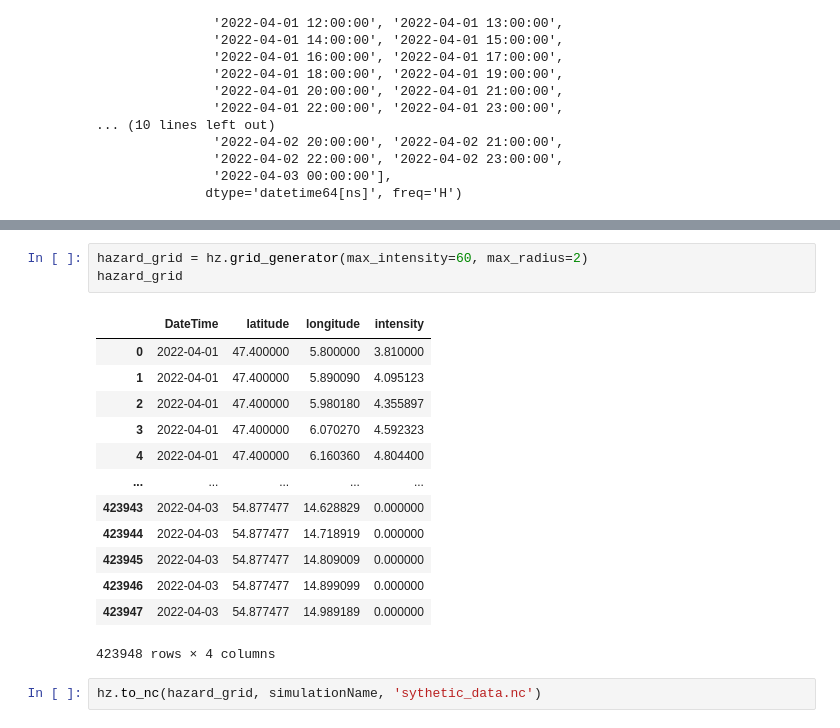
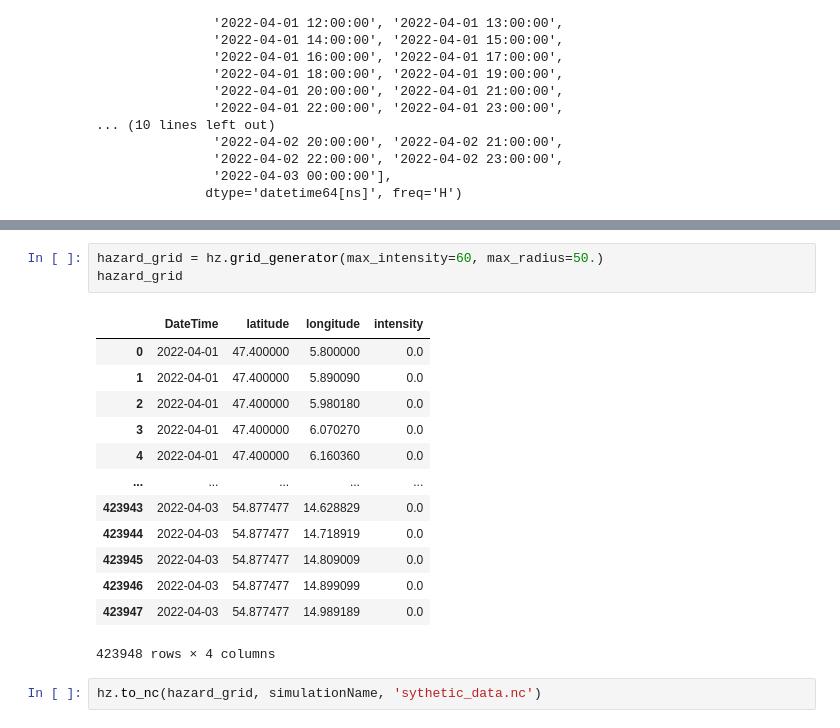
Before and after one commit to reXplan-project/reXplan-repo, a Jupyter notebook: jupyter_notebooks/hazard_test.ipynb, the cells around one changed output, grey strips where cells are left out. Saved outputs shown, nothing was run; the diff lists cells and outputs as text.

```diff
--- a/jupyter_notebooks/hazard_test.ipynb
+++ b/jupyter_notebooks/hazard_test.ipynb
@@ -56,19 +56,19 @@ hz.epicenterTrajectory_reader(simulationName, filename).head()
 # %%
-hazard_grid = hz.grid_generator(max_intensity=60, max_radius=2)
+hazard_grid = hz.grid_generator(max_intensity=60, max_radius=50.)
 hazard_grid
 # %% [output]
 |  | DateTime | latitude | longitude | intensity |
-| 0 | 2022-04-01 | 47.400000 | 5.800000 | 3.810000 |
-| 1 | 2022-04-01 | 47.400000 | 5.890090 | 4.095123 |
-| 2 | 2022-04-01 | 47.400000 | 5.980180 | 4.355897 |
-| 3 | 2022-04-01 | 47.400000 | 6.070270 | 4.592323 |
-| 4 | 2022-04-01 | 47.400000 | 6.160360 | 4.804400 |
+| 0 | 2022-04-01 | 47.400000 | 5.800000 | 0.0 |
+| 1 | 2022-04-01 | 47.400000 | 5.890090 | 0.0 |
+| 2 | 2022-04-01 | 47.400000 | 5.980180 | 0.0 |
+| 3 | 2022-04-01 | 47.400000 | 6.070270 | 0.0 |
+| 4 | 2022-04-01 | 47.400000 | 6.160360 | 0.0 |
 | ... | ... | ... | ... | ... |
-| 423943 | 2022-04-03 | 54.877477 | 14.628829 | 0.000000 |
-| 423944 | 2022-04-03 | 54.877477 | 14.718919 | 0.000000 |
-| 423945 | 2022-04-03 | 54.877477 | 14.809009 | 0.000000 |
-| 423946 | 2022-04-03 | 54.877477 | 14.899099 | 0.000000 |
-| 423947 | 2022-04-03 | 54.877477 | 14.989189 | 0.000000 |
+| 423943 | 2022-04-03 | 54.877477 | 14.628829 | 0.0 |
+| 423944 | 2022-04-03 | 54.877477 | 14.718919 | 0.0 |
+| 423945 | 2022-04-03 | 54.877477 | 14.809009 | 0.0 |
+| 423946 | 2022-04-03 | 54.877477 | 14.899099 | 0.0 |
+| 423947 | 2022-04-03 | 54.877477 | 14.989189 | 0.0 |
 423948 rows × 4 columns
 # %%
 hz.to_nc(hazard_grid, simulationName, 'sythetic_data.nc')
```
Also changed, not shown: parts of 7 cells of this notebook, 6 other files.
